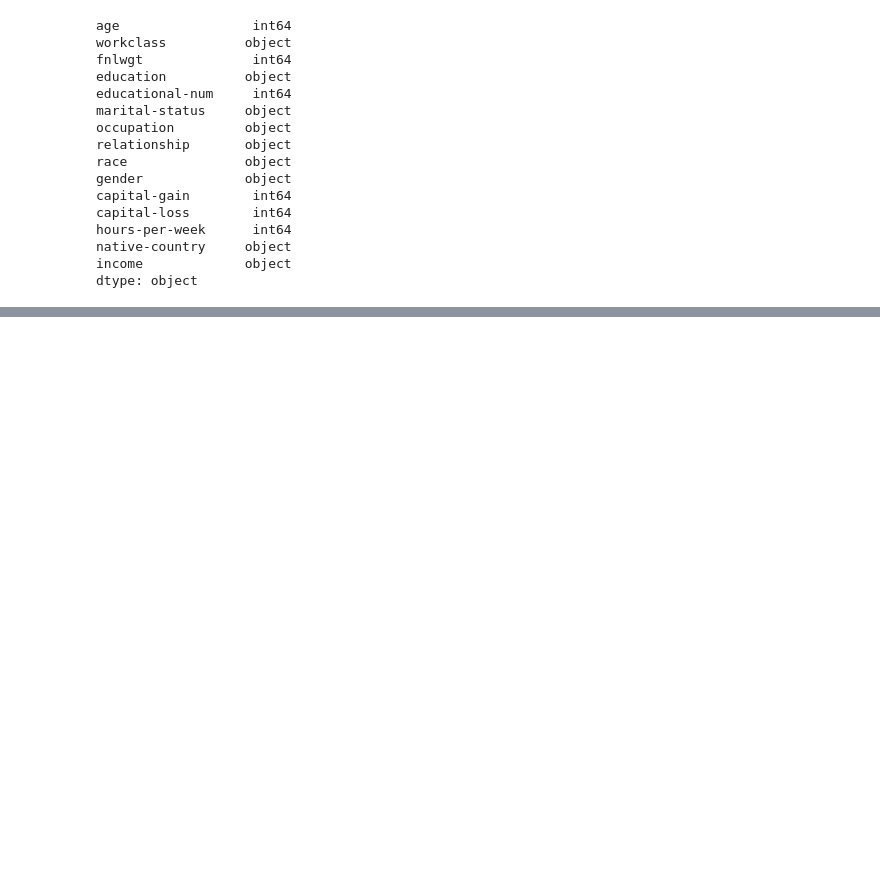
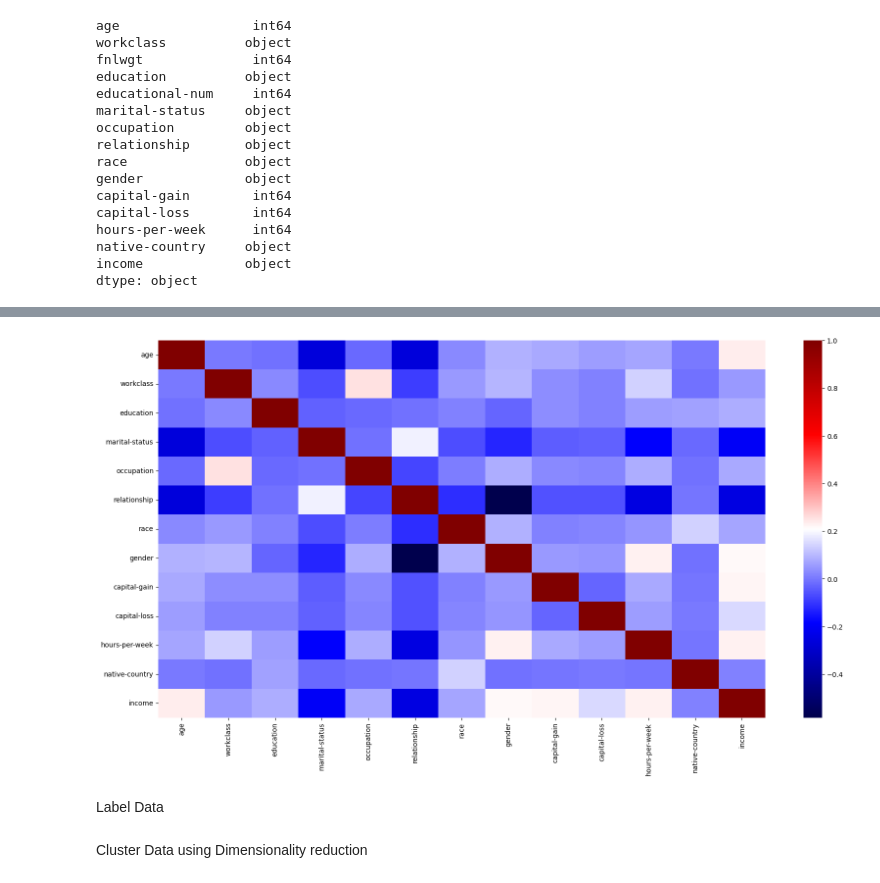
Before and after one commit to GeorgeGithiri5/DS, a Jupyter notebook: ML_deployments/heruku-deployments/model/income_predictions.ipynb, the cells around one changed output, grey strips where cells are left out. Saved outputs shown, nothing was run; the diff lists cells and outputs as text; code cells hidden in the pictures; blank space fills up the shorter version.

```diff
--- a/ML_deployments/heruku-deployments/model/income_predictions.ipynb
+++ b/ML_deployments/heruku-deployments/model/income_predictions.ipynb
@@ -46,0 +94,9 @@ dtype: object
+# %%
+# Heat map to find any high correlations
+plt.figure(figsize=(20, 10))
+sns.heatmap(data=df_data.corr(), cmap="seismic")
+plt.show()
+# %% [output]
+[figure, added]
+# %% [markdown]
+Label Data
@@ -46,0 +106,2 @@ dtype: object
+# %% [markdown]
+Cluster Data using Dimensionality reduction
```
Also changed, not shown: parts of 18 cells of this notebook.
